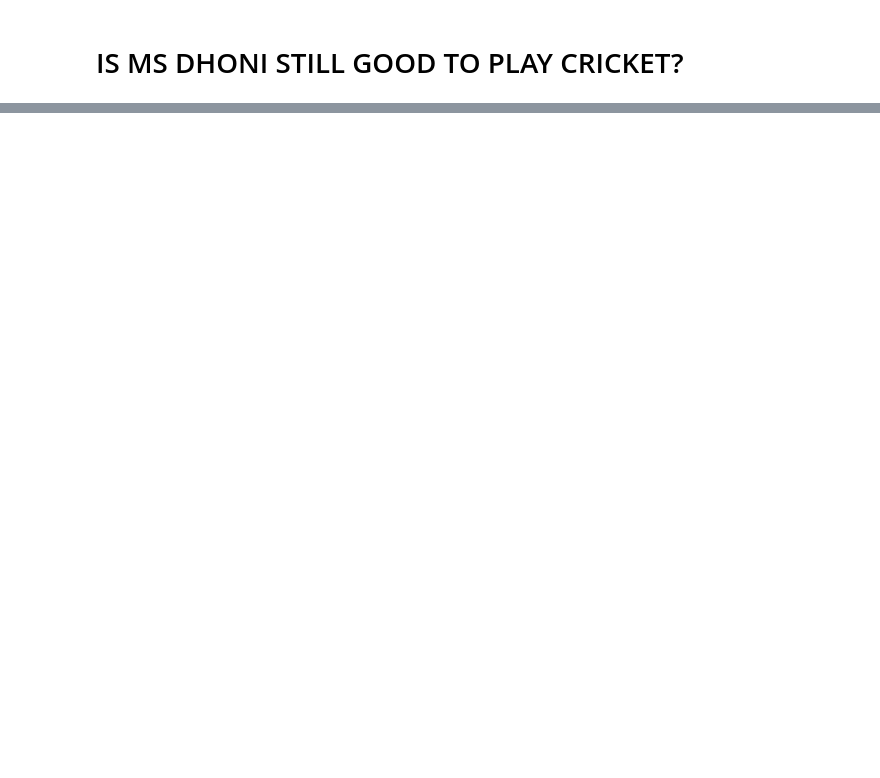
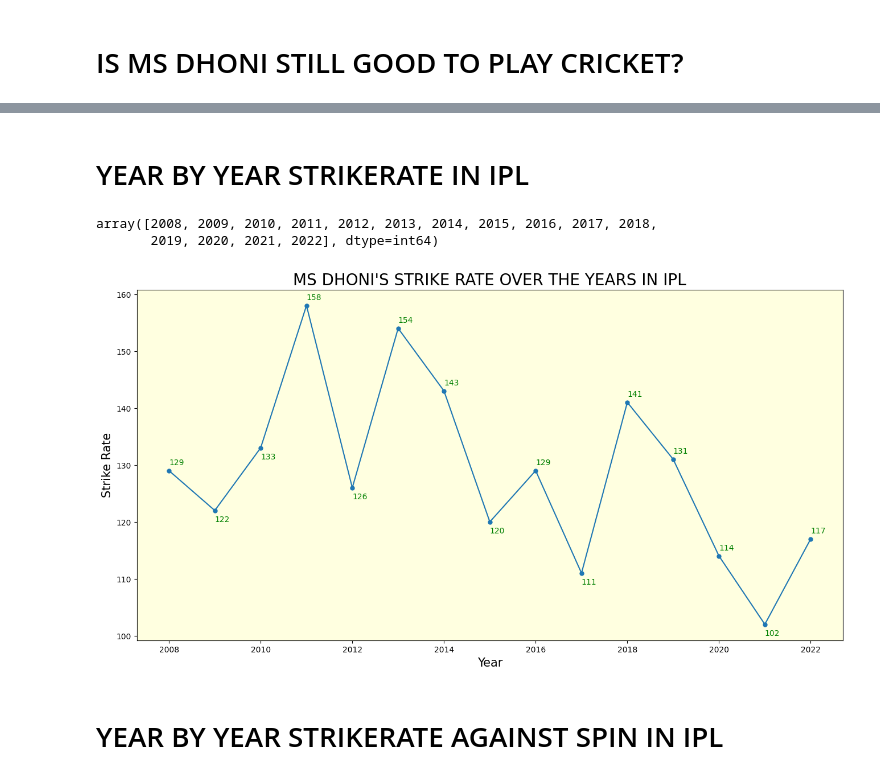
Before and after one commit to JaydeepGajera18/ACA-Masterclass_Assignments, a Jupyter notebook: Case Study - MS DHONI.ipynb, the cells around one changed output, grey strips where cells are left out. Cells and saved outputs as stored; diff of their text form; code cells hidden in the pictures; blank space fills up the shorter version.

```diff
--- a/Case Study - MS DHONI.ipynb
+++ b/Case Study - MS DHONI.ipynb
@@ -117,25 +172,51 @@ df1 = pd.read_excel("all_matches_fixed.xlsx")
+# %% [markdown]
+# YEAR BY YEAR STRIKERATE IN IPL
 # %%
-# df1.year.unique()
+df.season.unique()
+# %% [output]
+array([2008, 2009, 2010, 2011, 2012, 2013, 2014, 2015, 2016, 2017, 2018,
+       2019, 2020, 2021, 2022], dtype=int64)
 # %%
-msd1 = df1[df1["striker"]=="MS Dhoni"]
+msd1 = df[df["striker"]=="MS Dhoni"]
 # %%
 # msd1.head(1)
 # %%
-msd2 = msd1.groupby("year")["runs_off_bat"].sum()
+msd2 = msd1.groupby("season")["runs_off_bat"].sum()
 msd2 = pd.DataFrame(msd2).reset_index()
-msd3 = msd1.groupby("year")["ball"].count()
+msd3 = msd1.groupby("season")["ball"].count()
 msd3 = pd.DataFrame(msd3).reset_index()
 # %%
-msd4 = pd.merge(msd2,msd3,on="year",how="left").reset_index(drop=True)
+msd4 = pd.merge(msd2,msd3,on="season",how="left").reset_index(drop=True)
 # %%
 msd4["strike_rate"]=100*(msd4.runs_off_bat/msd4.ball)
+# %%
+msd4["strike_rate"]=msd4["strike_rate"].astype(int)
 # %%
 # msd4
 # %%
 plt.figure(figsize=(16,8))
 plt.title("MS DHONI'S STRIKE RATE OVER THE YEARS IN IPL",fontsize=20)
 plt.xlabel("Year",fontsize=15)
 plt.ylabel("Strike Rate",fontsize=15)
-plt.plot(msd4.year,msd4.strike_rate,ls="-",marker=".",markersize=10)
+
+for i in range(len(msd4)):
+    if msd4["strike_rate"][i]==122:
+        plt.text(msd4["season"][i],msd4["strike_rate"][i]-2,msd4["strike_rate"][i],color="green")
+    elif msd4["strike_rate"][i]==133:
+        plt.text(msd4["season"][i],msd4["strike_rate"][i]-2,msd4["strike_rate"][i],color="green")
+    elif msd4["strike_rate"][i]==126:
+        plt.text(msd4["season"][i],msd4["strike_rate"][i]-2,msd4["strike_rate"][i],color="green")
+    elif msd4["strike_rate"][i]==120:
+        plt.text(msd4["season"][i],msd4["strike_rate"][i]-2,msd4["strike_rate"][i],color="green")
+    elif msd4["strike_rate"][i]==111:
+        plt.text(msd4["season"][i],msd4["strike_rate"][i]-2,msd4["strike_rate"][i],color="green")
+    elif msd4["strike_rate"][i]==102:
+        plt.text(msd4["season"][i],msd4["strike_rate"][i]-2,msd4["strike_rate"][i],color="green")
+    else:
+        plt.text(msd4["season"][i],msd4["strike_rate"][i]+1,msd4["strike_rate"][i],color="green")
+
+plt.plot(msd4.season,msd4.strike_rate,ls="-",marker=".",markersize=10)
 plt.savefig("MS DHONI'S STRIKE RATE OVER THE YEARS IN IPL")
 plt.show()
+# %% [output]
+[figure, added]
@@ -143,0 +223,2 @@ plt.show()
+# %% [markdown]
+# YEAR BY YEAR STRIKERATE AGAINST SPIN IN IPL
```
Also changed, not shown: parts of 89 cells of this notebook, 11 other files.
